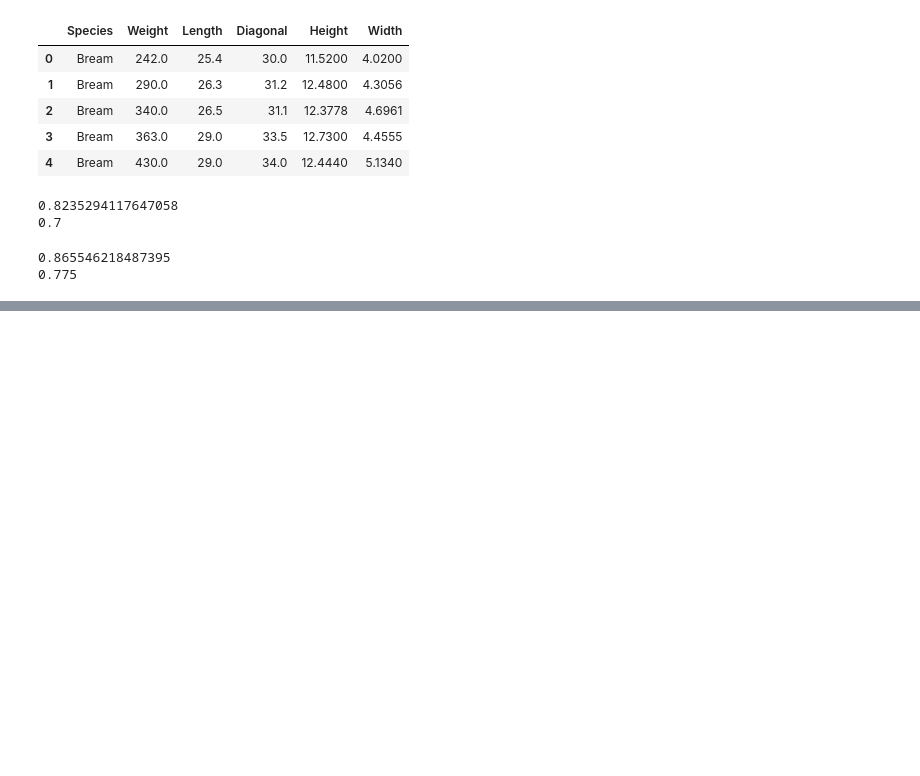
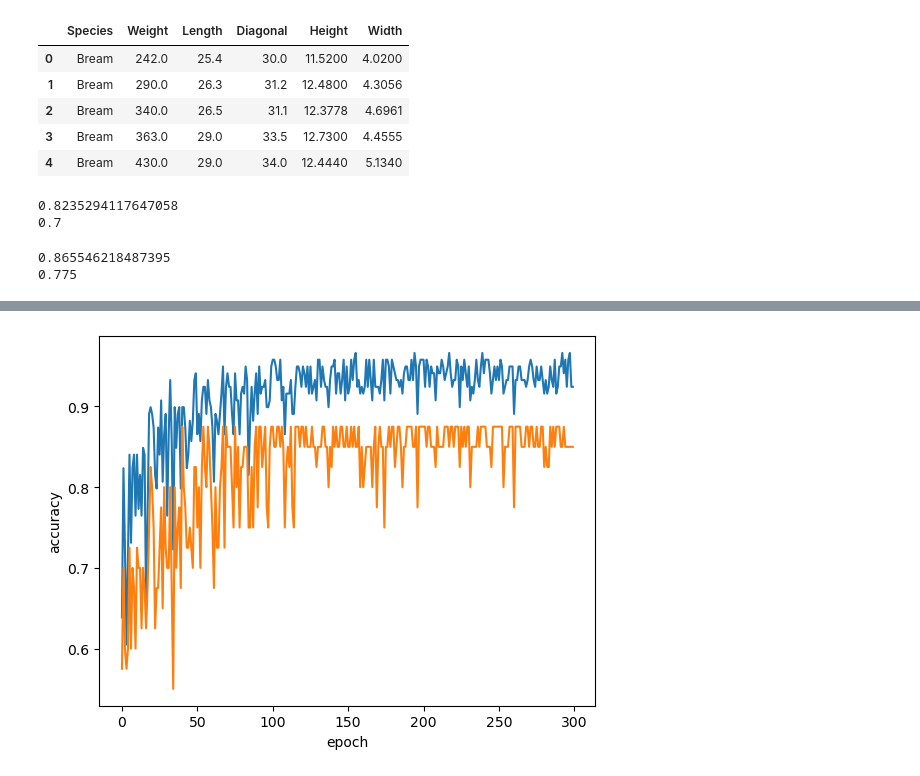
Before and after one commit to yonggyo1125/ai_pintech_1st, a Jupyter notebook: 9. 핀테크 머신러닝과 딥러닝 이해/day04/ex03.ipynb, the cells around one changed output, grey strips where cells are left out. Drawn from its saved outputs; the diff is of its cells as text; code cells hidden in the pictures; blank space fills up the shorter version.

```diff
--- a/9. 핀테크 머신러닝과 딥러닝 이해/day04/ex03.ipynb
+++ b/9. 핀테크 머신러닝과 딥러닝 이해/day04/ex03.ipynb
@@ -53,0 +62,9 @@ test_score = []
+# %%
+import matplotlib.pyplot as plt
+plt.plot(train_score) # 훈련 세트 정확도
+plt.plot(test_score) # 테스트 세트 정확도
+plt.xlabel("epoch")
+plt.ylabel("accuracy")
+plt.show()
+# %% [output]
+[figure, added]
```
Also changed, not shown: parts of 2 cells of this notebook.
